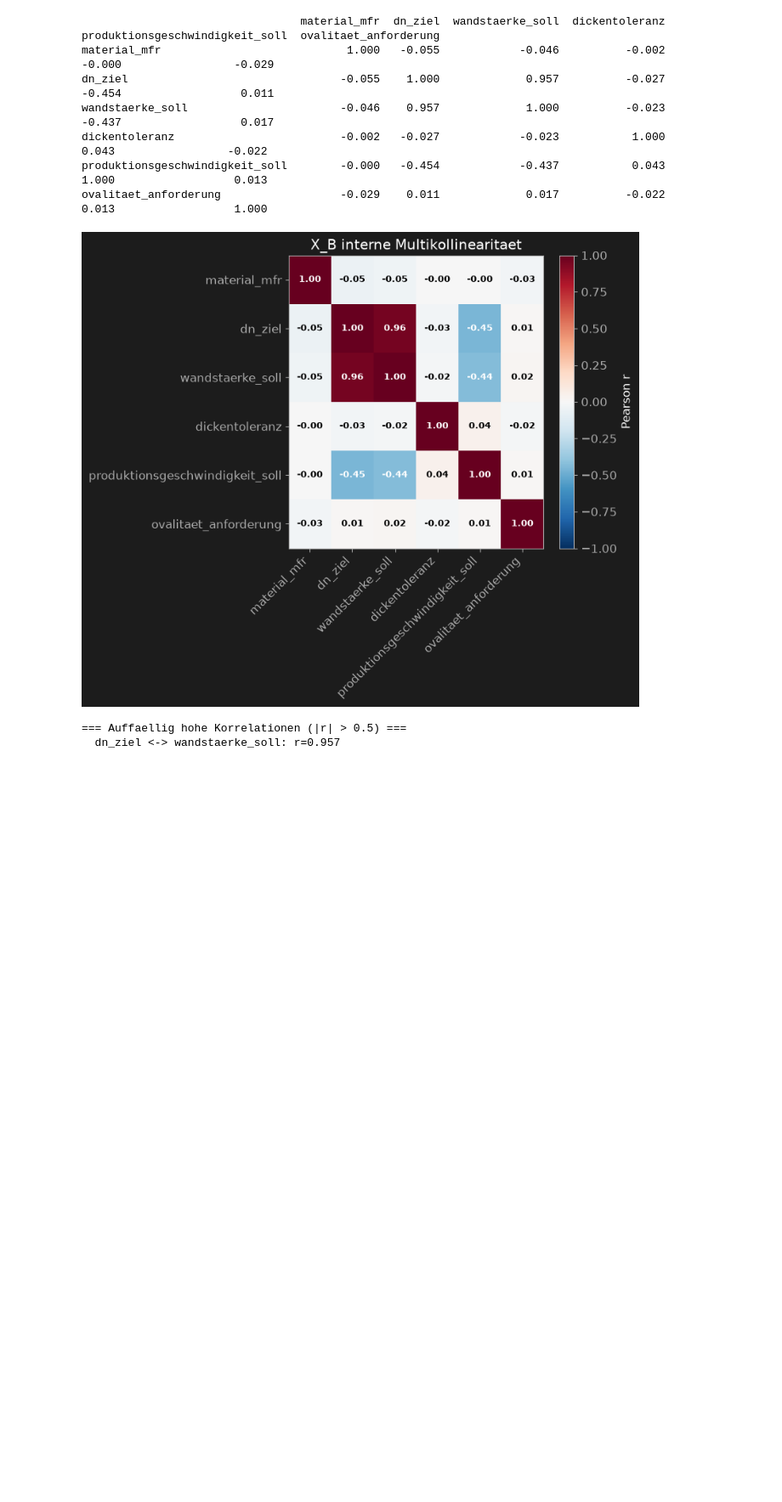
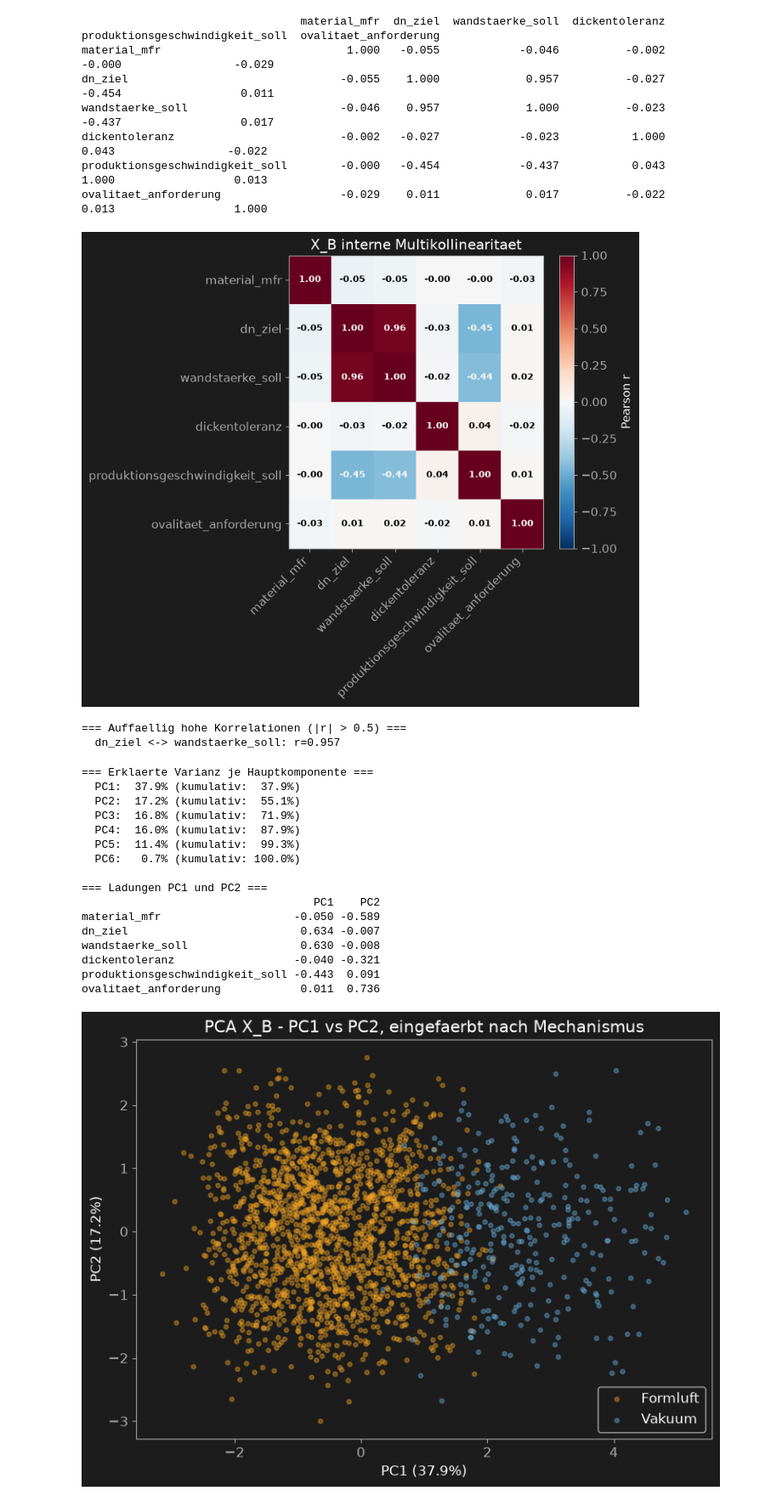
Before and after one commit to AwaTekoete/_MyExtrusionML_Synthetisch, a Jupyter notebook: notebooks/09_eda_model_b.ipynb, the cells around one changed output. Shown at 85% size. Saved outputs shown, nothing was run; the diff lists cells and outputs as text; code cells hidden in the pictures; blank space fills up the shorter version.

Commit message:
feat: Model B EDA - PCA confirms DN/Wandstaerke as dominant PC1, clean mechanism separation is artifact of hard threshold construction

```diff
--- a/notebooks/09_eda_model_b.ipynb
+++ b/notebooks/09_eda_model_b.ipynb
@@ -696,3 +696,61 @@ ovalitaet_anforderung                  -0.029    0.011             0.017
 [figure]
 === Auffaellig hohe Korrelationen (|r| > 0.5) ===
   dn_ziel <-> wandstaerke_soll: r=0.957
+# %%
+# =============================================================================
+# Zelle 17 – AP 3: PCA auf X_B (numerisch, standardisiert)
+# =============================================================================
+# Prueft, ob wie bei Modell A ein dominanter "Baugroessen-Faktor" auftritt -
+# angesichts der hohen dn_ziel<->wandstaerke_soll-Korrelation (Zelle 16)
+# zu erwarten.
+# =============================================================================
+from sklearn.preprocessing import StandardScaler
+from sklearn.decomposition import PCA
+
+X_b_scaled = StandardScaler().fit_transform(df_b[x_b_numerisch])
+pca_b = PCA(random_state=SEED)
+X_b_pca = pca_b.fit_transform(X_b_scaled)
+
+erklaerte_varianz = pca_b.explained_variance_ratio_
+kumulativ = np.cumsum(erklaerte_varianz)
+
+print("=== Erklaerte Varianz je Hauptkomponente ===")
+for i, (ev, kum) in enumerate(zip(erklaerte_varianz, kumulativ)):
+    print(f"  PC{i+1}: {ev*100:5.1f}% (kumulativ: {kum*100:5.1f}%)")
+
+# --- Ladungen (Loadings) der ersten 2 Komponenten ---
+loadings = pd.DataFrame(pca_b.components_[:2].T, index=x_b_numerisch, columns=["PC1", "PC2"])
+print("\n=== Ladungen PC1 und PC2 ===")
+print(loadings.round(3).to_string())
+loadings.to_csv("../reports/tables/09_pca_ladungen_model_b.csv")
+
+# --- Scatter PC1 vs PC2, eingefaerbt nach kalibriermechanismus ---
+fig, ax = plt.subplots(figsize=(8, 6))
+for mech, farbe in zip(["Formluft", "Vakuum"], [COLOR_GOLD, COLOR_BLUE]):
+    maske = df_b["kalibriermechanismus"] == mech
+    ax.scatter(X_b_pca[maske, 0], X_b_pca[maske, 1], alpha=0.4, s=15, color=farbe, label=mech)
+ax.set_xlabel(f"PC1 ({erklaerte_varianz[0]*100:.1f}%)")
+ax.set_ylabel(f"PC2 ({erklaerte_varianz[1]*100:.1f}%)")
+ax.set_title("PCA X_B - PC1 vs PC2, eingefaerbt nach Mechanismus")
+ax.legend()
+plt.tight_layout()
+save_figure(fig, "../reports/figures/09_pca_scatter_model_b.png")
+plt.show()
+# %% [output]
+=== Erklaerte Varianz je Hauptkomponente ===
+  PC1:  37.9% (kumulativ:  37.9%)
+  PC2:  17.2% (kumulativ:  55.1%)
+  PC3:  16.8% (kumulativ:  71.9%)
+  PC4:  16.0% (kumulativ:  87.9%)
+  PC5:  11.4% (kumulativ:  99.3%)
+  PC6:   0.7% (kumulativ: 100.0%)
+
+=== Ladungen PC1 und PC2 ===
+                                   PC1    PC2
+material_mfr                    -0.050 -0.589
+dn_ziel                          0.634 -0.007
+wandstaerke_soll                 0.630 -0.008
+dickentoleranz                  -0.040 -0.321
+produktionsgeschwindigkeit_soll -0.443  0.091
+ovalitaet_anforderung            0.011  0.736
+[figure, added]
```
Also changed, not shown: 2 other files.
